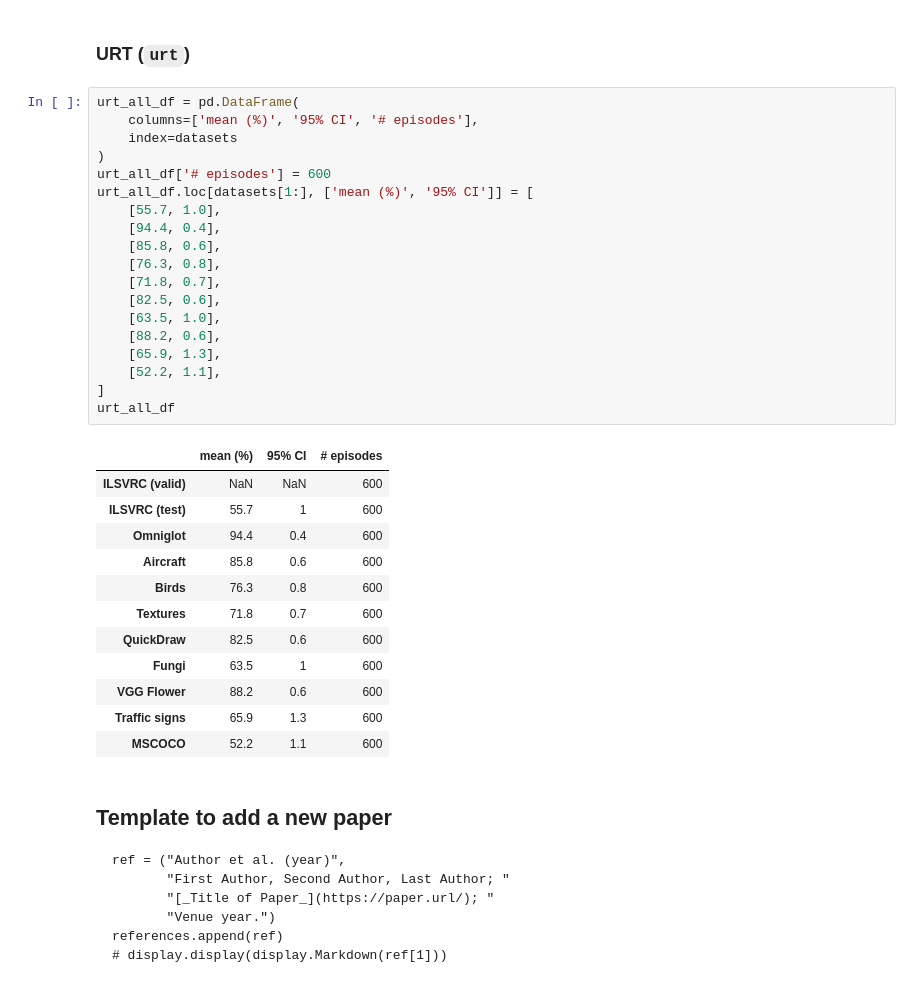
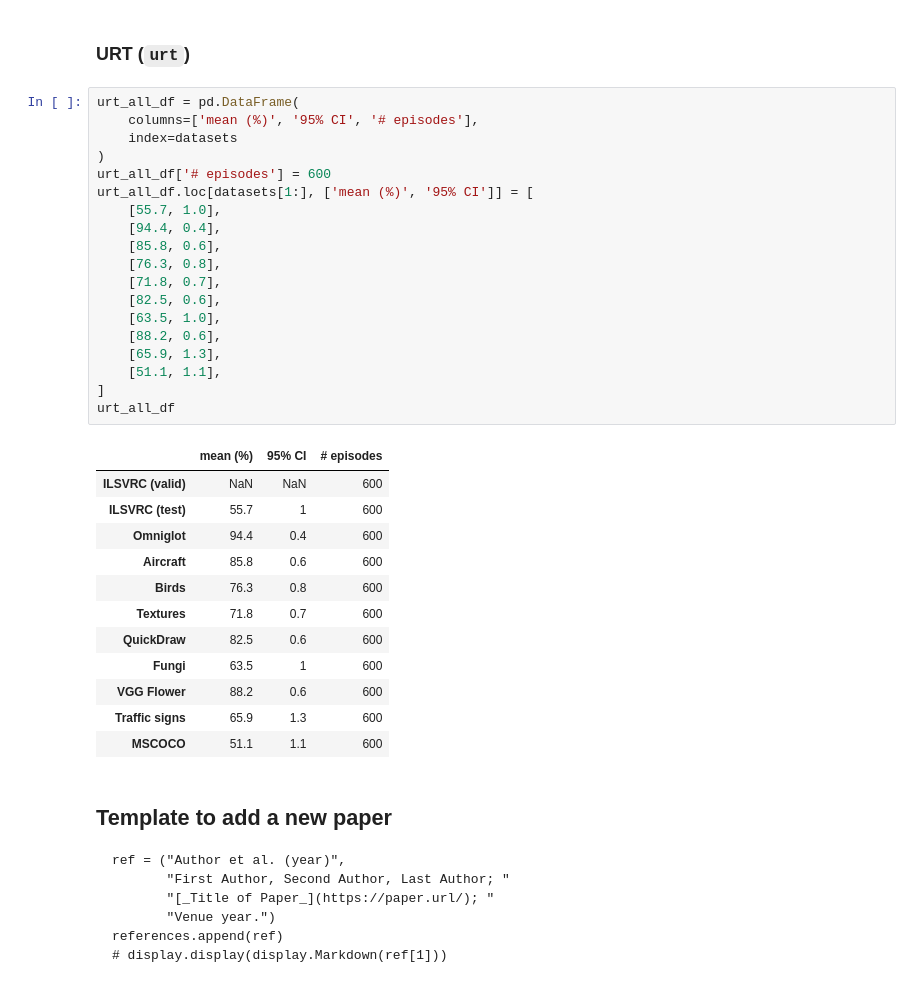
Before and after one commit to google-research/meta-dataset, a Jupyter notebook: Leaderboard.ipynb, the cells around one changed output. Drawn from its saved outputs; the diff is of its cells as text.

```diff
--- a/Leaderboard.ipynb
+++ b/Leaderboard.ipynb
@@ -881,35 +969,35 @@ references.append(ref)
 # %%
 urt_all_df = pd.DataFrame(
     columns=['mean (%)', '95% CI', '# episodes'],
     index=datasets
 )
 urt_all_df['# episodes'] = 600
 urt_all_df.loc[datasets[1:], ['mean (%)', '95% CI']] = [
     [55.7, 1.0],
     [94.4, 0.4],
     [85.8, 0.6],
     [76.3, 0.8],
     [71.8, 0.7],
     [82.5, 0.6],
     [63.5, 1.0],
     [88.2, 0.6],
     [65.9, 1.3],
-    [52.2, 1.1],
+    [51.1, 1.1],
 ]
 urt_all_df
 # %% [output]
 |  | mean (%) | 95% CI | # episodes |
 | ILSVRC (valid) | NaN | NaN | 600 |
 | ILSVRC (test) | 55.7 | 1 | 600 |
 | Omniglot | 94.4 | 0.4 | 600 |
 | Aircraft | 85.8 | 0.6 | 600 |
 | Birds | 76.3 | 0.8 | 600 |
 | Textures | 71.8 | 0.7 | 600 |
 | QuickDraw | 82.5 | 0.6 | 600 |
 | Fungi | 63.5 | 1 | 600 |
 | VGG Flower | 88.2 | 0.6 | 600 |
 | Traffic signs | 65.9 | 1.3 | 600 |
-| MSCOCO | 52.2 | 1.1 | 600 |
+| MSCOCO | 51.1 | 1.1 | 600 |
 # %% [markdown]
 ## Template to add a new paper
 
```
Also changed, not shown: parts of 16 cells of this notebook, 1 other file.
